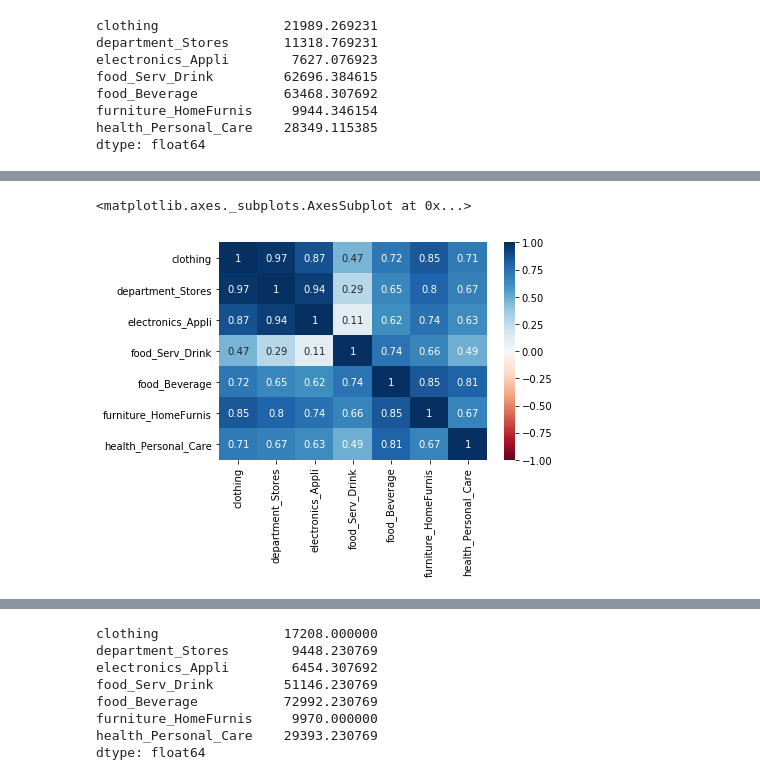
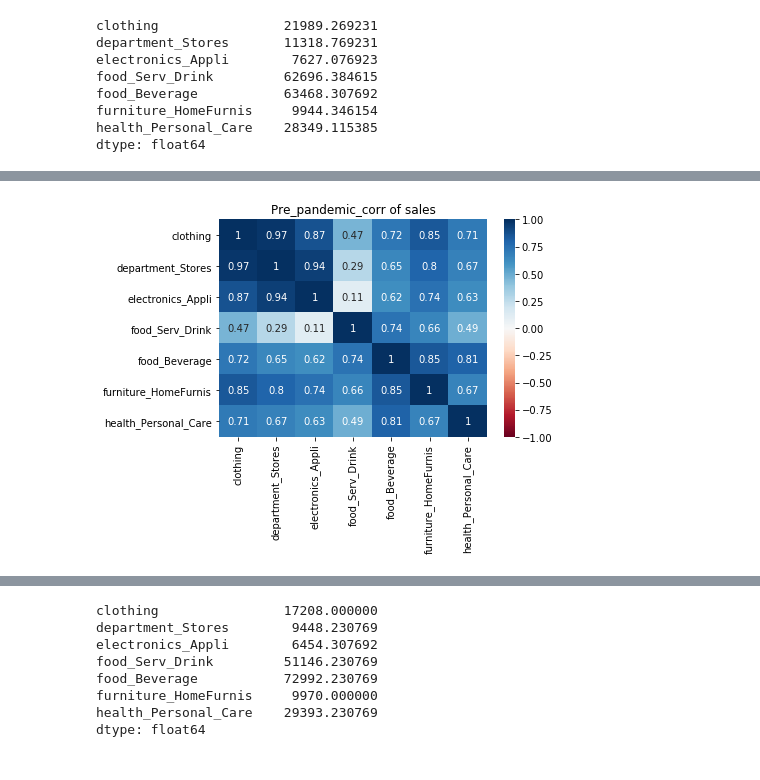
Before and after one commit to Billieo/pandemic_pandas, a Jupyter notebook: notebooks/Billie.ipynb, the cells around one changed output, grey strips where cells are left out. Saved outputs shown, nothing was run; the diff lists cells and outputs as text; code cells hidden in the pictures.

```diff
--- a/notebooks/Billie.ipynb
+++ b/notebooks/Billie.ipynb
@@ -225,10 +227,12 @@ Pre_pandemic_corr
 | furniture_HomeFurnis | 0.845014 | 0.799441 | 0.743080 | 0.663950 | 0.846277 | 1.000000 | ... |
 | health_Personal_Care | 0.706779 | 0.672125 | 0.630656 | 0.487534 | 0.806721 | 0.665022 | ... |
 # %%
+ax = plt.axes()
 sns.heatmap(Pre_pandemic_corr, vmin=-1, vmax=1, annot=True, cmap="RdBu")
+ax.set_title('Pre_pandemic_corr of sales')
+plt.savefig('Matplotlib_save_plot.png')
 # %% [output]
-<matplotlib.axes._subplots.AxesSubplot at 0x...>
-[figure, old version]
+[figure, new version]
 # %%
 post_pandemic_data_df = Pre_pamdemic_df.loc["2020-03-01":"2021-03-01"]
 post_pandemic_data_df.head()
```
Also changed, not shown: parts of 3 cells of this notebook, 5 other files.
